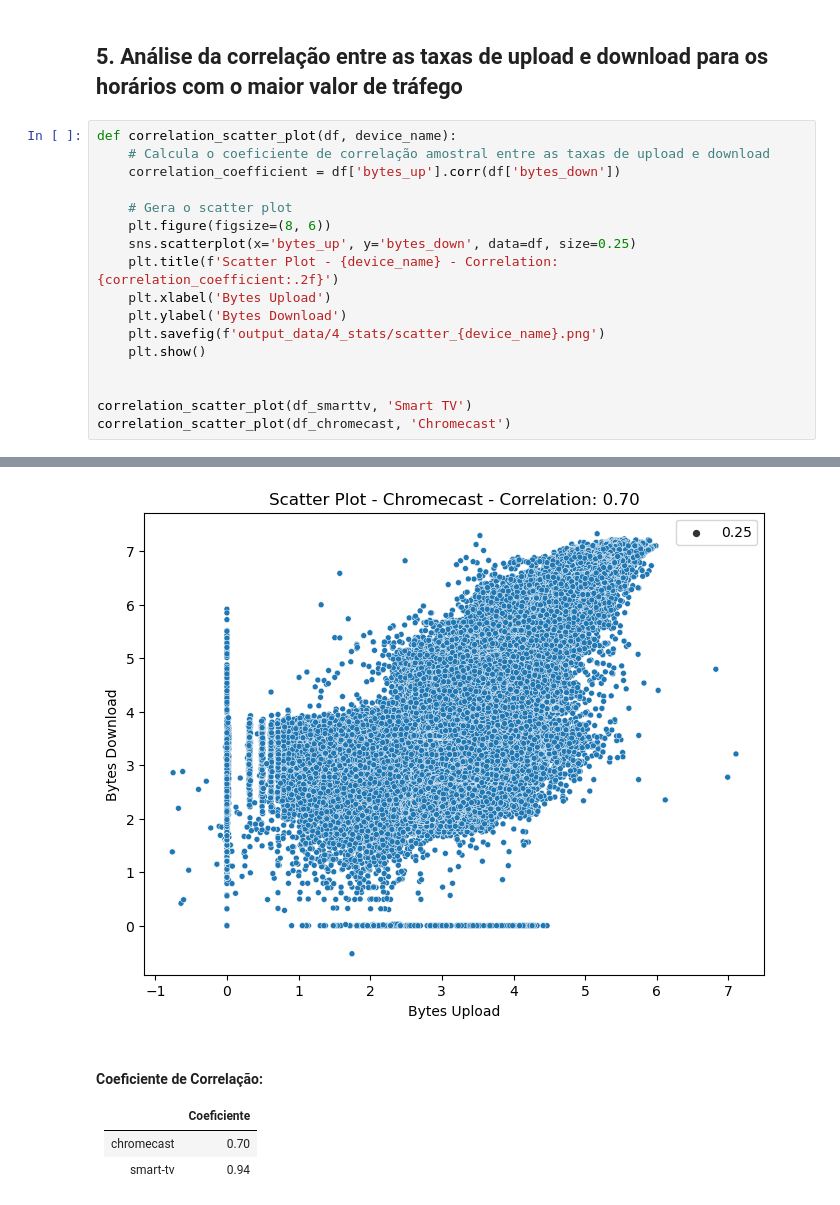
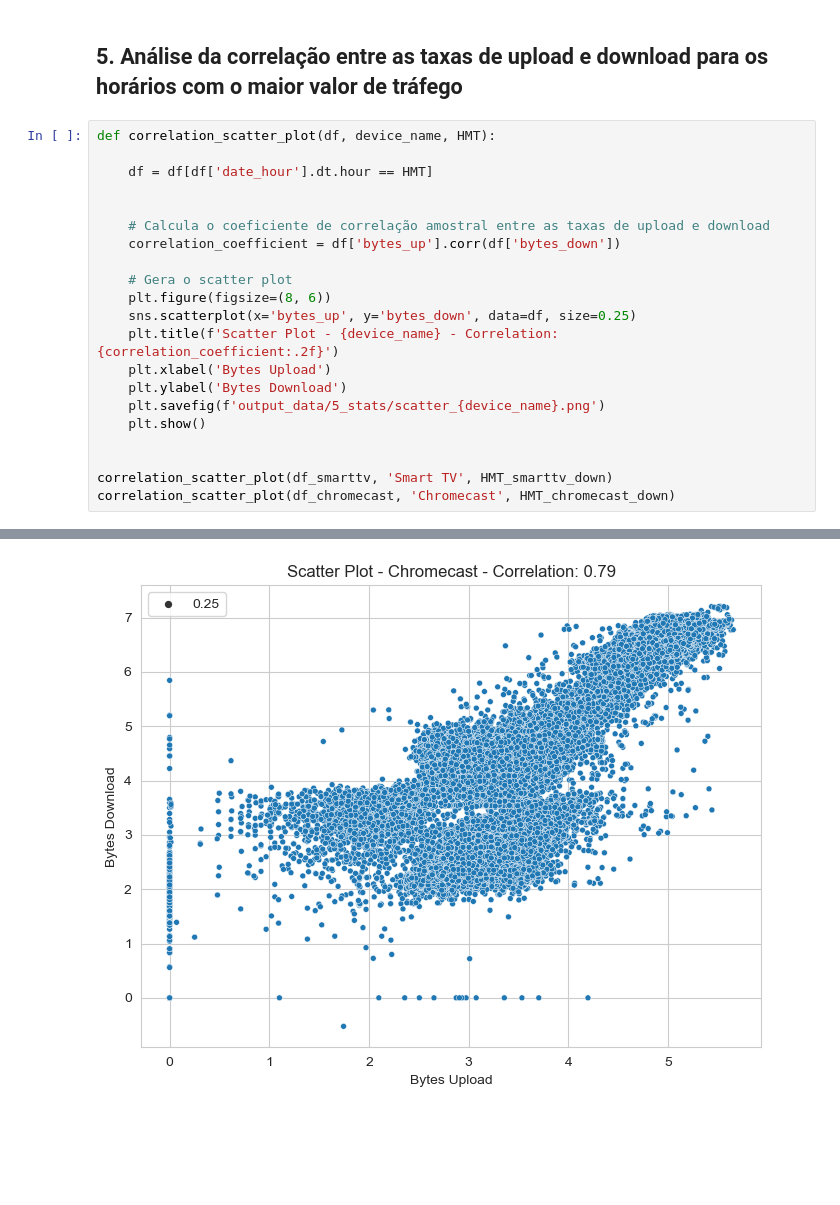
Before and after one commit to carol-santiago/Estat-stica-Projeto-Final, a Jupyter notebook: main.ipynb, the cells around one changed output, grey strips where cells are left out. Drawn from its saved outputs; the diff is of its cells as text; blank space fills up the shorter version.

Commit message:
scatter plot fixes

```diff
--- a/main.ipynb
+++ b/main.ipynb
@@ -325,7 +355,11 @@ def qq_plot_comparison(df1, df2, col, HMT1, HMT2):
 # %% [markdown]
 ## 5. Análise da correlação entre as taxas de upload e download para os horários com o maior valor de tráfego
 # %%
-def correlation_scatter_plot(df, device_name):
+def correlation_scatter_plot(df, device_name, HMT):
+
+    df = df[df['date_hour'].dt.hour == HMT]
+
+
     # Calcula o coeficiente de correlação amostral entre as taxas de upload e download
     correlation_coefficient = df['bytes_up'].corr(df['bytes_down'])
 
@@ -335,10 +369,10 @@ def correlation_scatter_plot(df, device_name):
     plt.title(f'Scatter Plot - {device_name} - Correlation: {correlation_coefficient:.2f}')
     plt.xlabel('Bytes Upload')
     plt.ylabel('Bytes Download')
-    plt.savefig(f'output_data/4_stats/scatter_{device_name}.png')
+    plt.savefig(f'output_data/5_stats/scatter_{device_name}.png')
     plt.show()
 
 
-correlation_scatter_plot(df_smarttv, 'Smart TV')
-correlation_scatter_plot(df_chromecast, 'Chromecast')
+correlation_scatter_plot(df_smarttv, 'Smart TV', HMT_smarttv_down)
+correlation_scatter_plot(df_chromecast, 'Chromecast', HMT_chromecast_down)
 # %% [output]
@@ -346,8 +380 @@ correlation_scatter_plot(df_chromecast, 'Chromecast')
-[figure, old version]
+[figure, new version]
-# %% [markdown]
-#### Coeficiente de Correlação:
-
-|            | Coeficiente |
-|:----------:|:-----------:|
-| chromecast |     0.70    |
-| smart-tv   |     0.94    |
```
Also changed, not shown: parts of 7 cells of this notebook, 6 other files.
